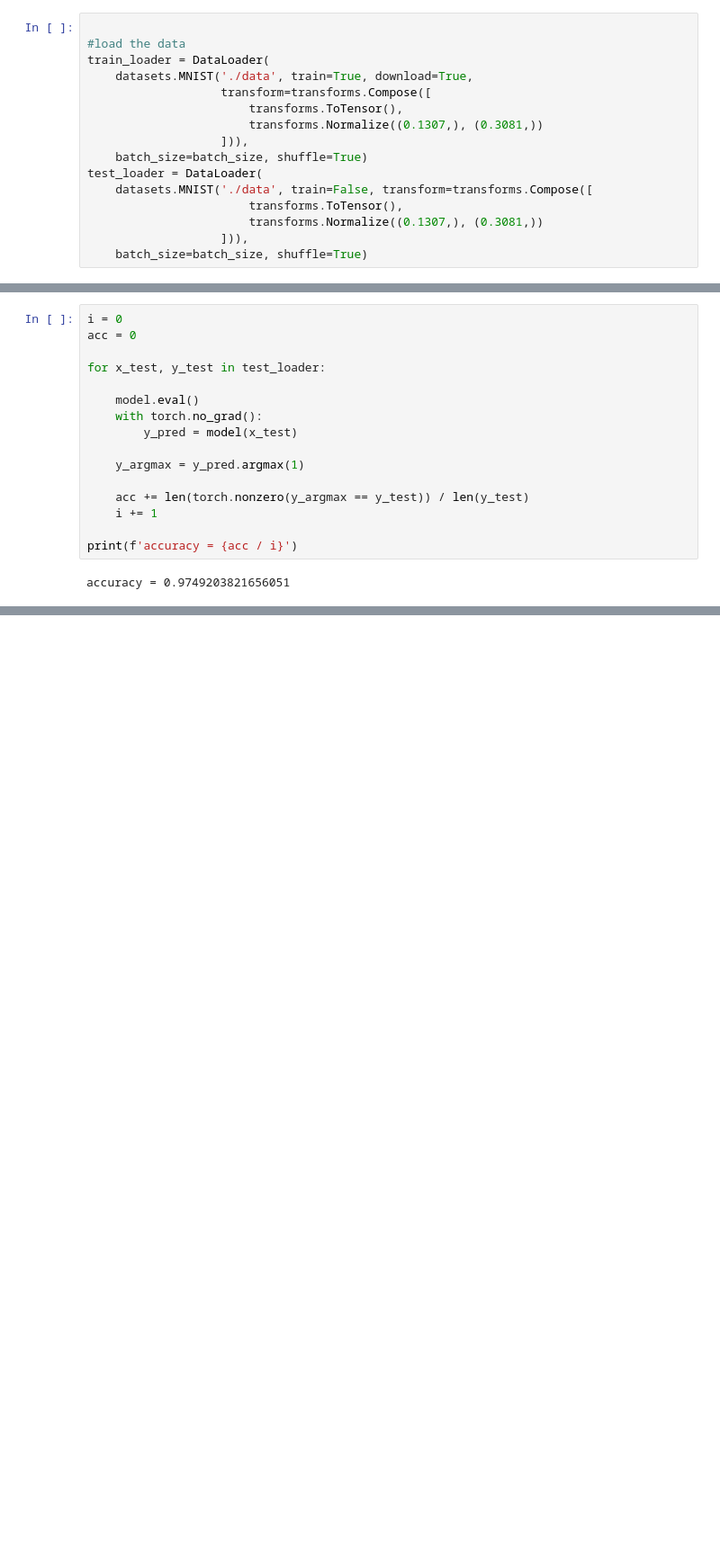
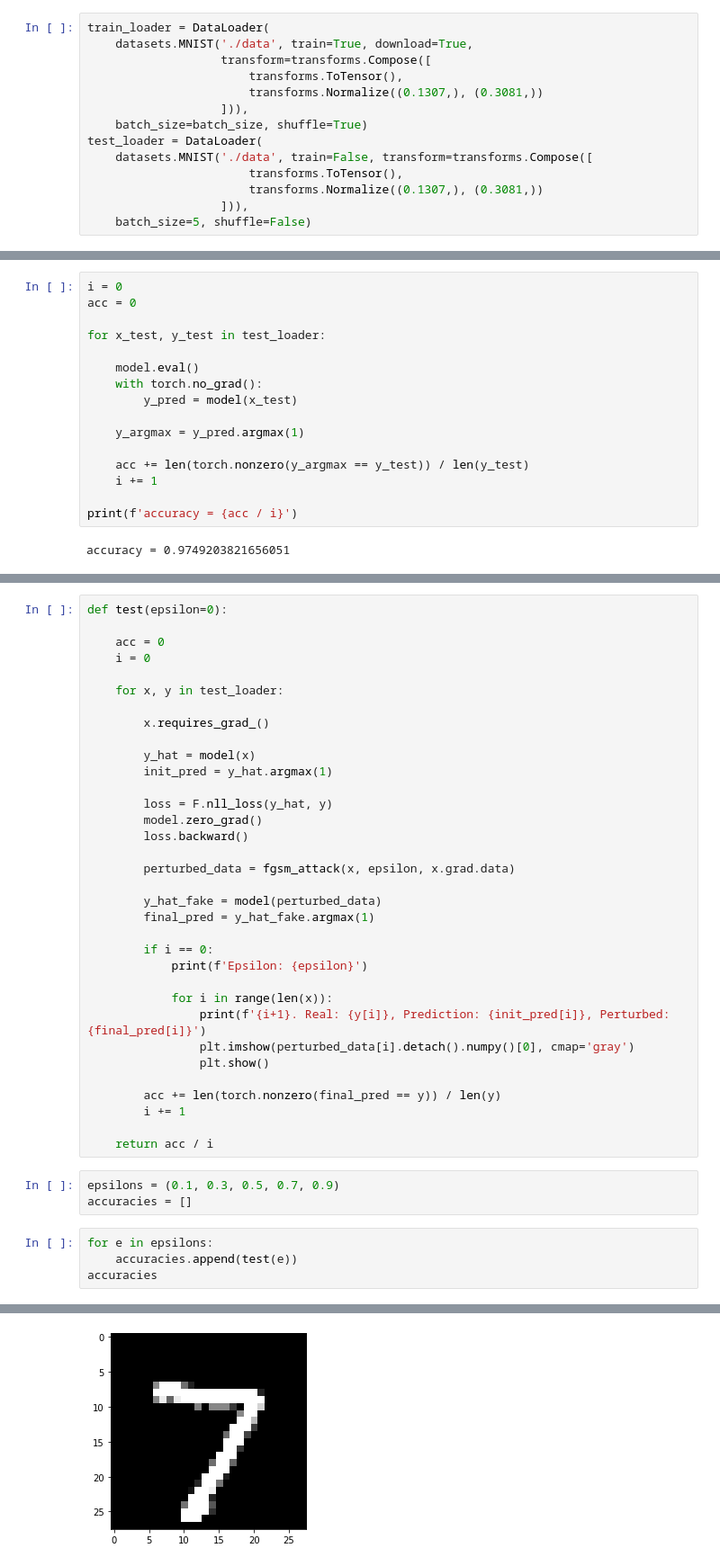
Before and after one commit to Akhilez/ml_gallery, a Jupyter notebook: ml_py/app/vision/mnist_classifier/adversarial_fgsm.ipynb, the cells around one changed output, grey strips where cells are left out. Shown at 90% size. Saved outputs shown, nothing was run; the diff lists cells and outputs as text; blank space fills up the shorter version.

```diff
--- a/ml_py/app/vision/mnist_classifier/adversarial_fgsm.ipynb
+++ b/ml_py/app/vision/mnist_classifier/adversarial_fgsm.ipynb
@@ -8,8 +10,6 @@ from torch.optim import Adam
 # %%
 batch_size = 64
 # %%
-
-#load the data
 train_loader = DataLoader(
     datasets.MNIST('./data', train=True, download=True,
                    transform=transforms.Compose([
@@ -22,7 +22,7 @@ test_loader = DataLoader(
                        transforms.ToTensor(),
                        transforms.Normalize((0.1307,), (0.3081,))
                    ])),
-    batch_size=batch_size, shuffle=True)
+    batch_size=5, shuffle=False)
 # %%
 class Net(nn.Module):
     def __init__(self):
@@ -86,0 +93,42 @@ accuracy = 0.9749203821656051
+# %%
+def test(epsilon=0):
+
+    acc = 0
+    i = 0
+
+    for x, y in test_loader:
+
+        x.requires_grad_()
+
+        y_hat = model(x)
+        init_pred = y_hat.argmax(1)
+
+        loss = F.nll_loss(y_hat, y)
+        model.zero_grad()
+        loss.backward()
+
+        perturbed_data = fgsm_attack(x, epsilon, x.grad.data)
+
+        y_hat_fake = model(perturbed_data)
+        final_pred = y_hat_fake.argmax(1)
+
+        if i == 0:
+            print(f'Epsilon: {epsilon}')
+
+            for i in range(len(x)):
+                print(f'{i+1}. Real: {y[i]}, Prediction: {init_pred[i]}, Perturbed: {final_pred[i]}')
+                plt.imshow(perturbed_data[i].detach().numpy()[0], cmap='gray')
+                plt.show()
+
+        acc += len(torch.nonzero(final_pred == y)) / len(y)
+        i += 1
+
+    return acc / i
+# %%
+epsilons = (0.1, 0.3, 0.5, 0.7, 0.9)
+accuracies = []
+# %%
+for e in epsilons:
+    accuracies.append(test(e))
+accuracies
+# %% [output]
@@ -86,0 +152 @@ accuracy = 0.9749203821656051
+[figure, added]
```
Also changed, not shown: parts of 4 cells of this notebook.
